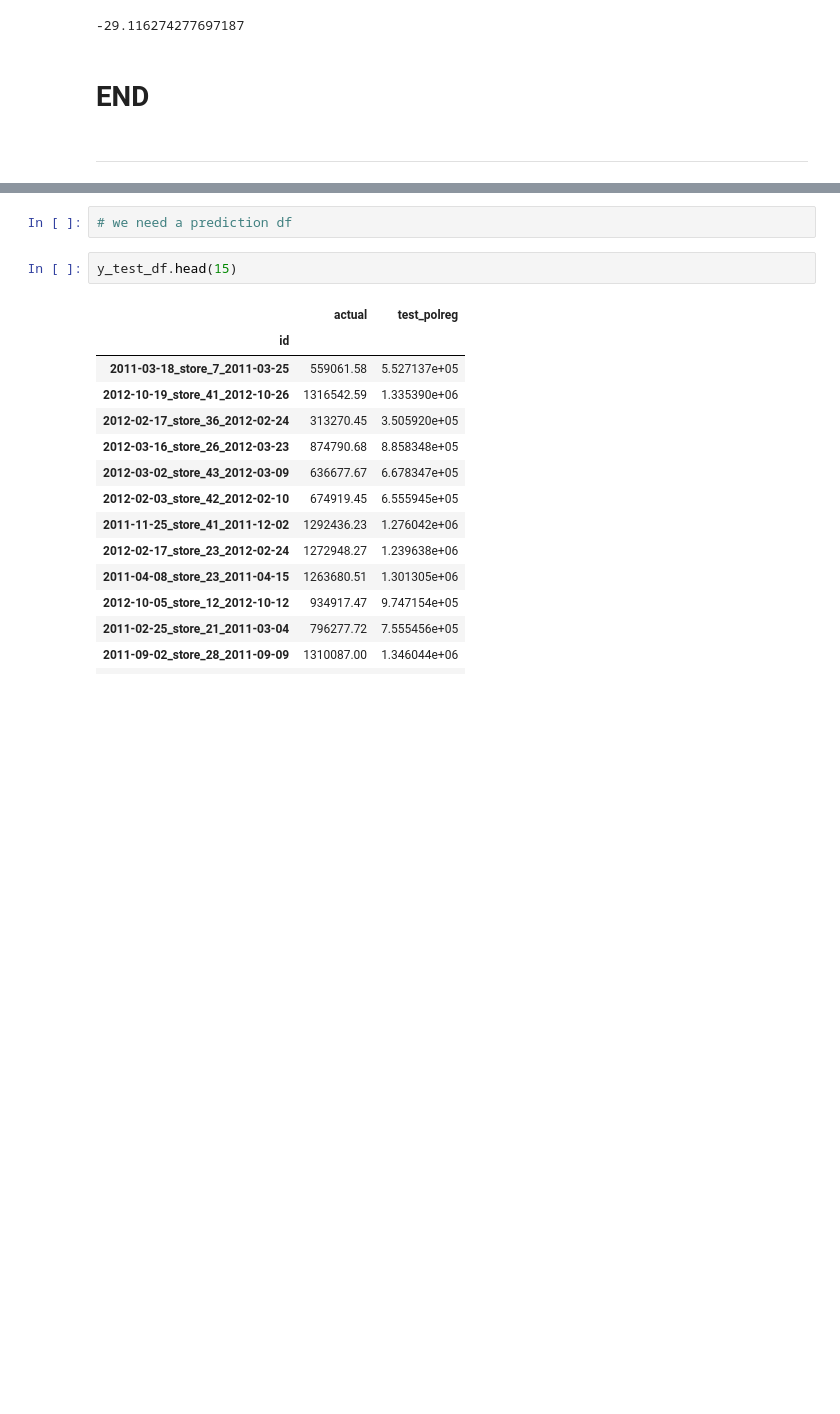
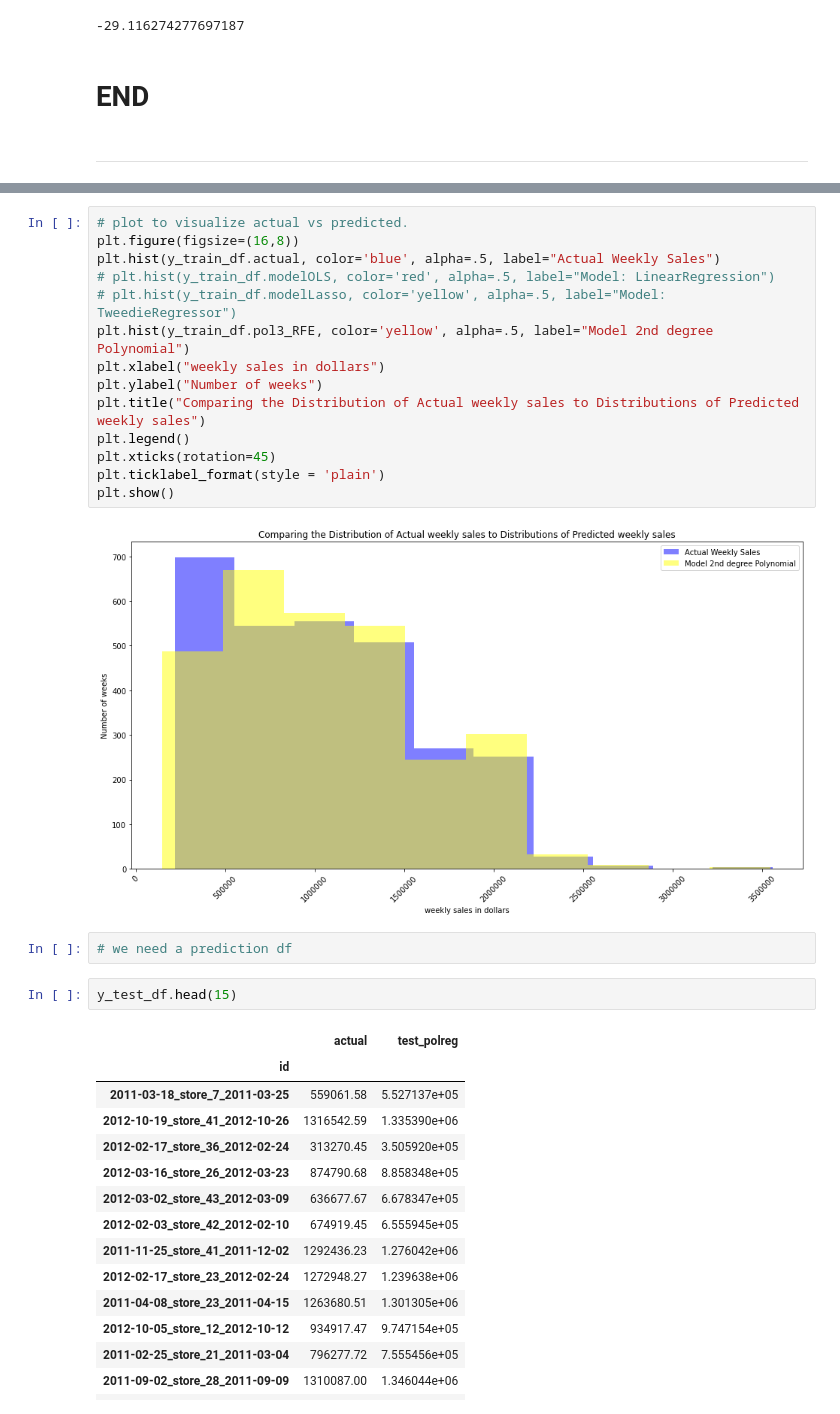
Before and after one commit to Attention-Walmart-Shoppers/capstone, a Jupyter notebook: model.ipynb, the cells around one changed output, grey strips where cells are left out. Drawn from its saved outputs; the diff is of its cells as text; blank space fills up the shorter version.

```diff
--- a/model.ipynb
+++ b/model.ipynb
@@ -602,3 +674,19 @@ ___________________________________
+# %%
+# plot to visualize actual vs predicted.
+plt.figure(figsize=(16,8))
+plt.hist(y_train_df.actual, color='blue', alpha=.5, label="Actual Weekly Sales")
+# plt.hist(y_train_df.modelOLS, color='red', alpha=.5, label="Model: LinearRegression")
+# plt.hist(y_train_df.modelLasso, color='yellow', alpha=.5, label="Model: TweedieRegressor")
+plt.hist(y_train_df.pol3_RFE, color='yellow', alpha=.5, label="Model 2nd degree Polynomial")
+plt.xlabel("weekly sales in dollars")
+plt.ylabel("Number of weeks")
+plt.title("Comparing the Distribution of Actual weekly sales to Distributions of Predicted weekly sales")
+plt.legend()
+plt.xticks(rotation=45)
+plt.ticklabel_format(style = 'plain')
+plt.show()
+# %% [output]
+[figure, added]
 # %%
 # we need a prediction df
 # %%
```
Also changed, not shown: parts of 29 cells of this notebook, 1 other file.
